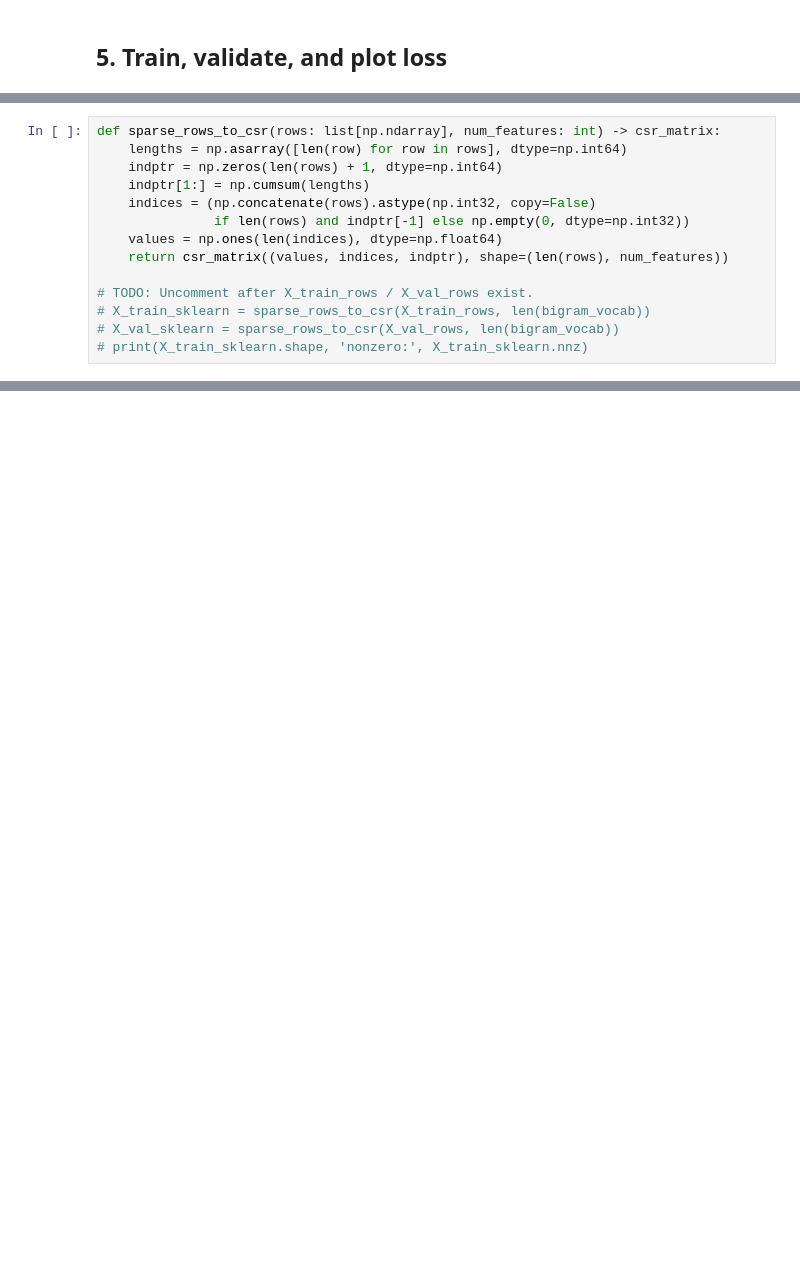
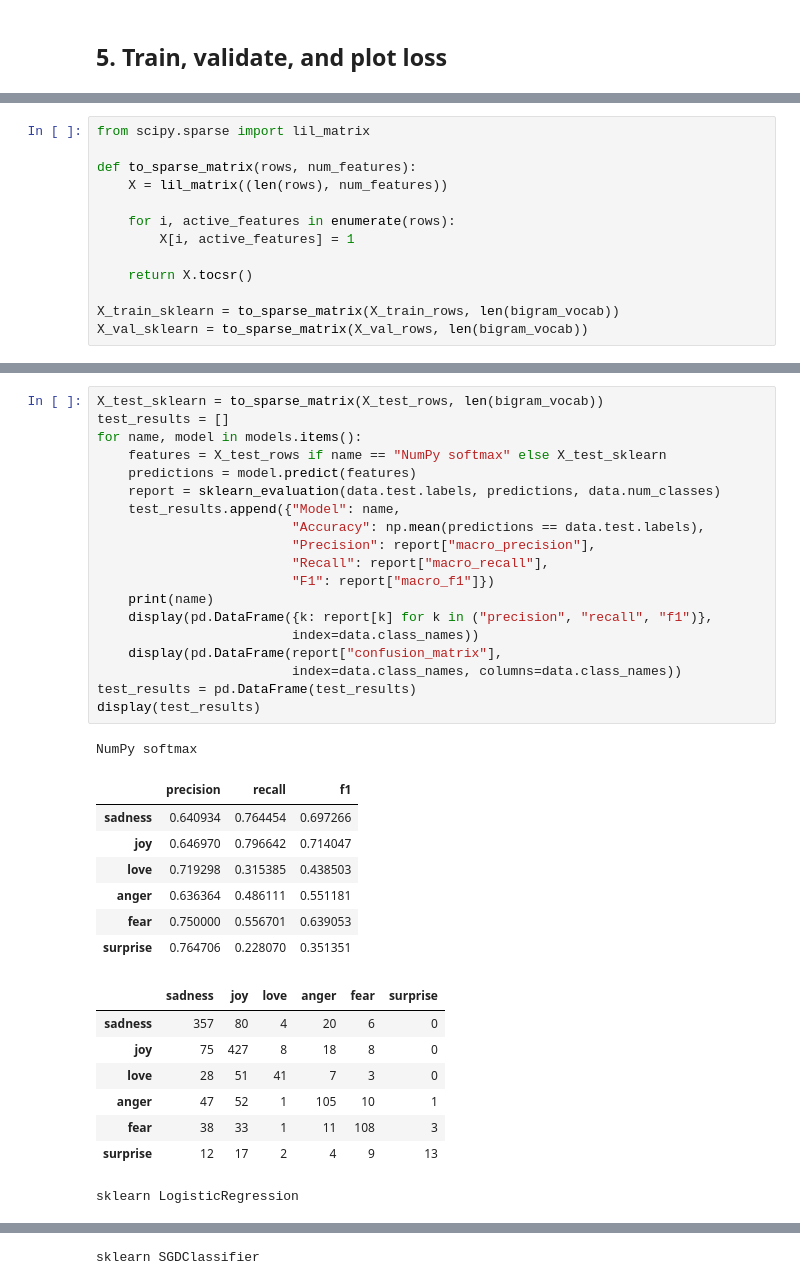
Before and after one commit to BadrGello/Natural-Language-Processing-Lab-1, a Jupyter notebook: notebooks/03_logistic_regression.ipynb, the cells around one changed output, grey strips where cells are left out. Saved outputs shown, nothing was run; the diff lists cells and outputs as text; blank space fills up the shorter version.

```diff
--- a/notebooks/03_logistic_regression.ipynb
+++ b/notebooks/03_logistic_regression.ipynb
@@ -131,15 +281,14 @@ This is **not part of the scratch classifier**. scikit-learn estimators expect s
 # %%
-def sparse_rows_to_csr(rows: list[np.ndarray], num_features: int) -> csr_matrix:
-    lengths = np.asarray([len(row) for row in rows], dtype=np.int64)
-    indptr = np.zeros(len(rows) + 1, dtype=np.int64)
-    indptr[1:] = np.cumsum(lengths)
-    indices = (np.concatenate(rows).astype(np.int32, copy=False)
-               if len(rows) and indptr[-1] else np.empty(0, dtype=np.int32))
-    values = np.ones(len(indices), dtype=np.float64)
-    return csr_matrix((values, indices, indptr), shape=(len(rows), num_features))
+from scipy.sparse import lil_matrix
 
-# TODO: Uncomment after X_train_rows / X_val_rows exist.
-# X_train_sklearn = sparse_rows_to_csr(X_train_rows, len(bigram_vocab))
-# X_val_sklearn = sparse_rows_to_csr(X_val_rows, len(bigram_vocab))
-# print(X_train_sklearn.shape, 'nonzero:', X_train_sklearn.nnz)
+def to_sparse_matrix(rows, num_features):
+    X = lil_matrix((len(rows), num_features))
+
+    for i, active_features in enumerate(rows):
+        X[i, active_features] = 1
+
+    return X.tocsr()
+
+X_train_sklearn = to_sparse_matrix(X_train_rows, len(bigram_vocab))
+X_val_sklearn = to_sparse_matrix(X_val_rows, len(bigram_vocab))
 # %% [markdown]
@@ -182,0 +405,36 @@ Train `LogisticRegression` and `SGDClassifier` using **identical preprocessed fe
+# %%
+X_test_sklearn = to_sparse_matrix(X_test_rows, len(bigram_vocab))
+test_results = []
+for name, model in models.items():
+    features = X_test_rows if name == "NumPy softmax" else X_test_sklearn
+    predictions = model.predict(features)
+    report = sklearn_evaluation(data.test.labels, predictions, data.num_classes)
+    test_results.append({"Model": name,
+                         "Accuracy": np.mean(predictions == data.test.labels),
+                         "Precision": report["macro_precision"],
+                         "Recall": report["macro_recall"],
+                         "F1": report["macro_f1"]})
+    print(name)
+    display(pd.DataFrame({k: report[k] for k in ("precision", "recall", "f1")},
+                         index=data.class_names))
+    display(pd.DataFrame(report["confusion_matrix"],
+                         index=data.class_names, columns=data.class_names))
+test_results = pd.DataFrame(test_results)
+display(test_results)
+# %% [output]
+NumPy softmax
+|  | precision | recall | f1 |
+| sadness | 0.640934 | 0.764454 | 0.697266 |
+| joy | 0.646970 | 0.796642 | 0.714047 |
+| love | 0.719298 | 0.315385 | 0.438503 |
+| anger | 0.636364 | 0.486111 | 0.551181 |
+| fear | 0.750000 | 0.556701 | 0.639053 |
+| surprise | 0.764706 | 0.228070 | 0.351351 |
+|  | sadness | joy | love | anger | fear | surprise |
+| sadness | 357 | 80 | 4 | 20 | 6 | 0 |
+| joy | 75 | 427 | 8 | 18 | 8 | 0 |
+| love | 28 | 51 | 41 | 7 | 3 | 0 |
+| anger | 47 | 52 | 1 | 105 | 10 | 1 |
+| fear | 38 | 33 | 1 | 11 | 108 | 3 |
+| surprise | 12 | 17 | 2 | 4 | 9 | 13 |
+sklearn LogisticRegression
@@ -182,0 +455 @@ Train `LogisticRegression` and `SGDClassifier` using **identical preprocessed fe
+sklearn SGDClassifier
```
Also changed, not shown: parts of 19 cells of this notebook, 2 other files.
